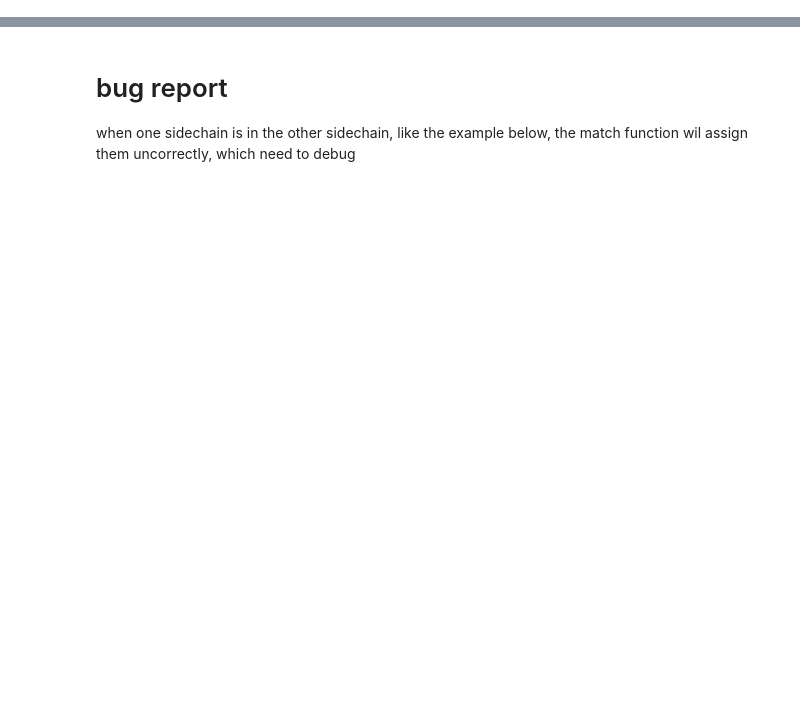
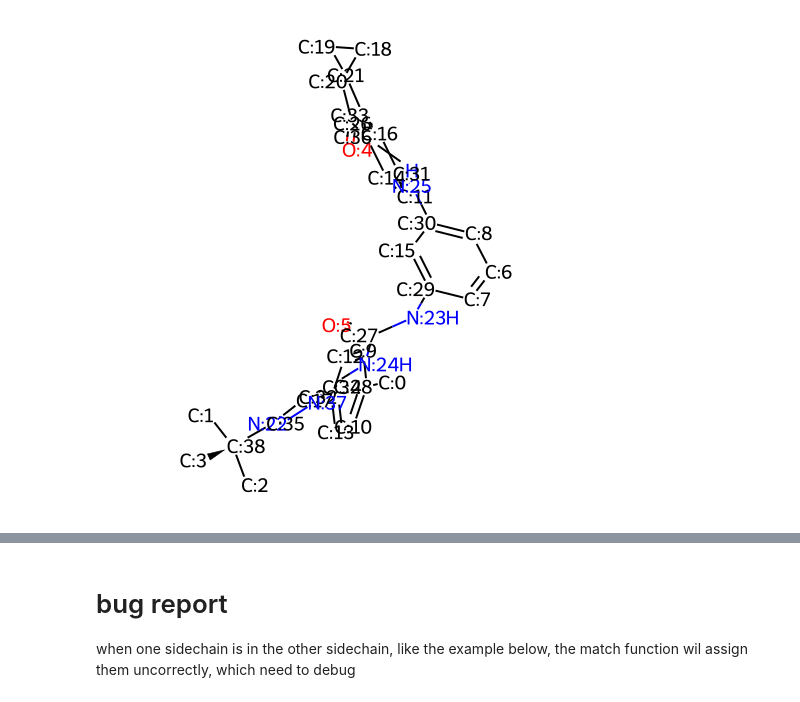
Before and after one commit to jgxs/bridge_ring_dataset, a Jupyter notebook: Bridged_ring/PDB_rings/PHE2BCH_pairs/scripts/phe2bch.ipynb, the cells around one changed output, grey strips where cells are left out. Cells and saved outputs as stored; diff of their text form; code cells hidden in the pictures; blank space fills up the shorter version.

```diff
--- a/Bridged_ring/PDB_rings/PHE2BCH_pairs/scripts/phe2bch.ipynb
+++ b/Bridged_ring/PDB_rings/PHE2BCH_pairs/scripts/phe2bch.ipynb
@@ -27,0 +78,12 @@ def mol_with_atom_index(mol):
+# %%
+inp="06F_3uvr"
+key = inp.split("_")[0]
+pdb_id = inp.split("_")[1]
+lig_smi = ligands_smi[key][0]
+pdb_path = f"/home/chengyj/kinase_work/dataset/Bridged_ring/PDB_rings/PHE2BCH_pairs/pdb_dataset/pdb/pdb{pdb_id}.ent"
+lig = Phe2BCH.exctract_ligand_from_pdb(pdb_path, key, lig_smi, f"{key}_{pdb_id}_phe.pdb")
+lig_noH = Chem.RemoveHs(lig)
+mol_with_atom_index(lig_noH)
+from IPython.display import display
+display(lig_noH)
+# %% [output]
@@ -27,0 +91 @@ def mol_with_atom_index(mol):
+[figure, added]
```
Also changed, not shown: parts of 39 cells of this notebook, 5 other files.
